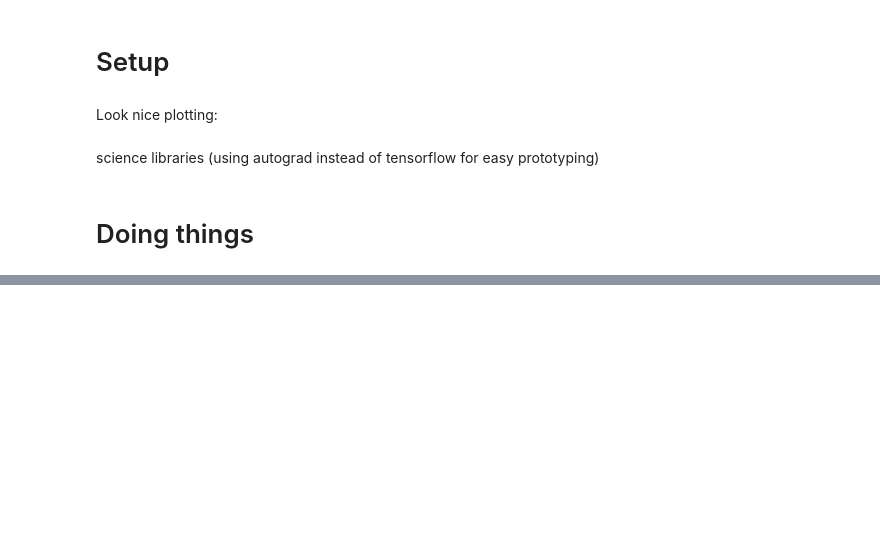
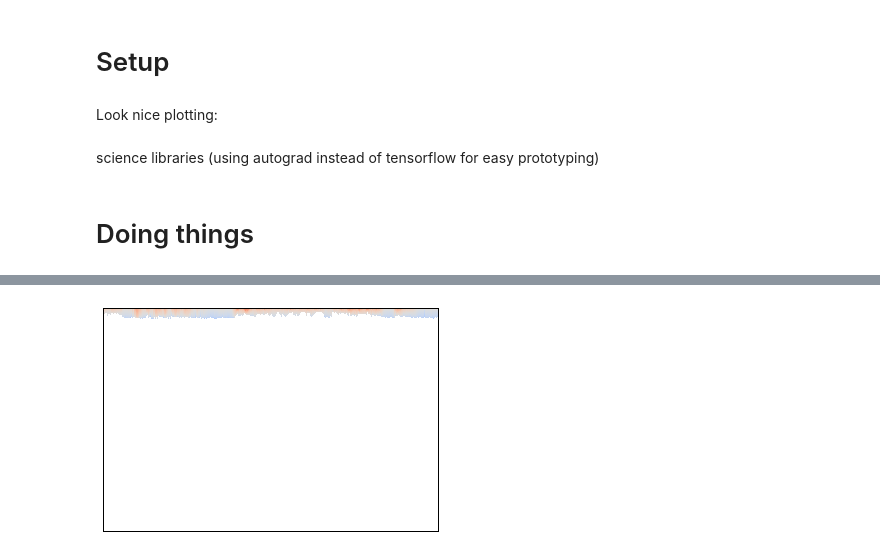
Before and after one commit to danmackinlay/mlmistrels, a Jupyter notebook: danscriptors.ipynb, the cells around one changed output, grey strips where cells are left out. Cells and saved outputs as stored; diff of their text form; code cells hidden in the pictures; blank space fills up the shorter version.

```diff
--- a/danscriptors.ipynb
+++ b/danscriptors.ipynb
@@ -42,0 +49,4 @@ analysis.harmonic_features
+# %%
+specshow(np.sort(np.log(features['H_pitch_amp']), axis=0));
+# %% [output]
+[figure, added]
```
Also changed, not shown: parts of 11 cells of this notebook.
